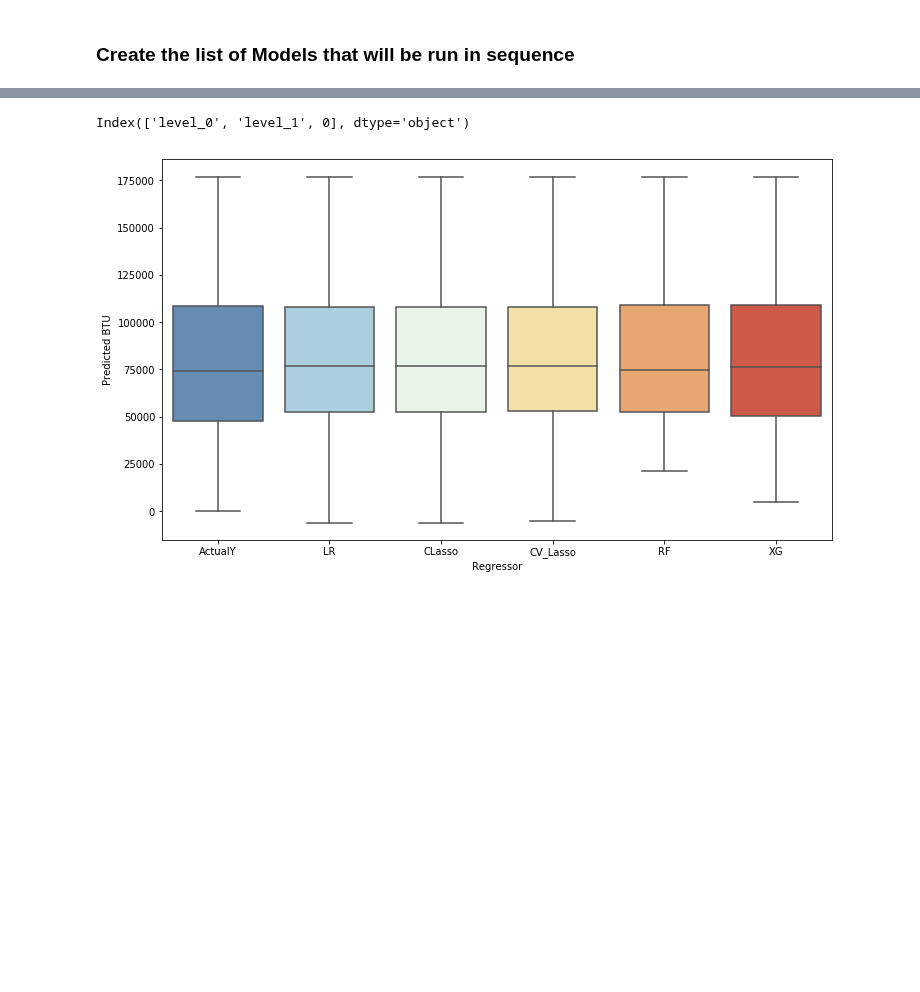
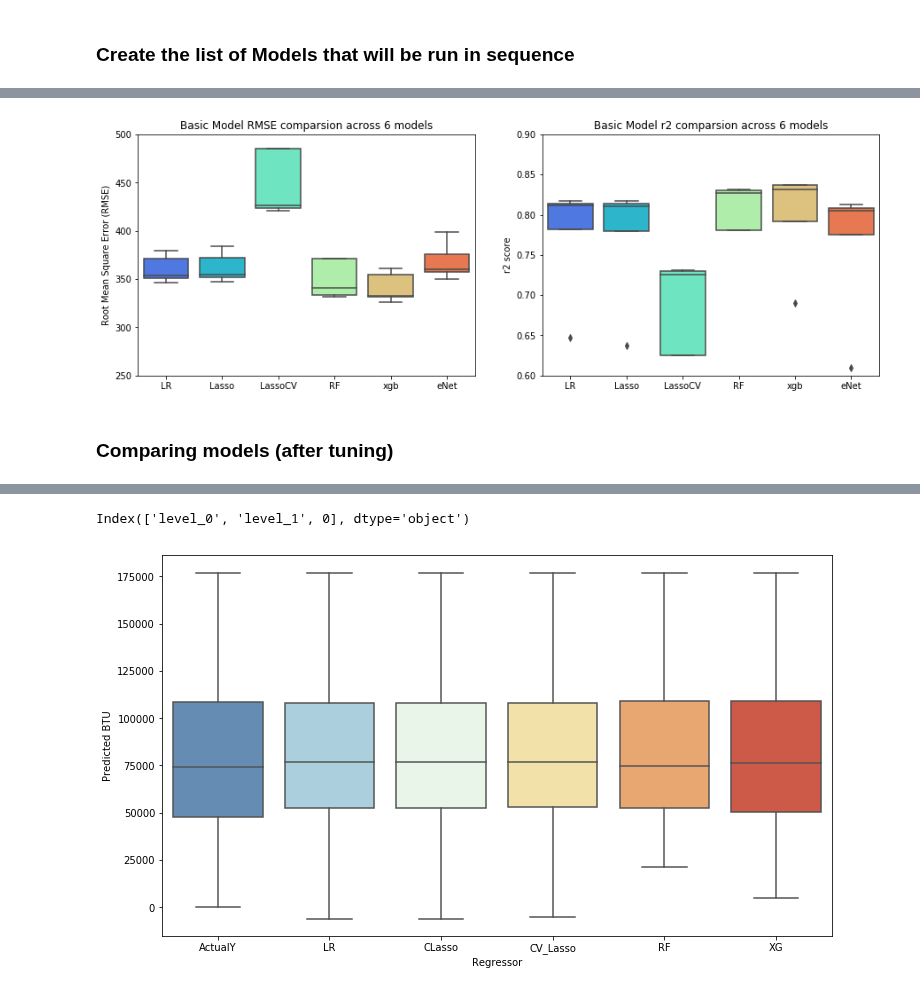
Before and after one commit to sigmanudude/ResidentialEnergyPrediction, a Jupyter notebook: ml_models.ipynb, the cells around one changed output, grey strips where cells are left out. Drawn from its saved outputs; the diff is of its cells as text; code cells hidden in the pictures; blank space fills up the shorter version.

```diff
--- a/ml_models.ipynb
+++ b/ml_models.ipynb
@@ -428,2 +127,20 @@ The accuracy of the xgboost regressor is 0.86 out of 1 on the test data
+# %%
+# evaluate each model in turn
+results_mse = []
+results_r2 = []
+names = []
+scoring = {'mse': 'neg_mean_squared_error',
+           'r2': 'r2',
+           'exp_var': 'explained_variance'}
 # %% [markdown]
 ### Create the list of Models that will be run in sequence
+# %%
+for name, model in models_BT:
+    kfold = KFold(n_splits=5, random_state=seed)
+    cv_results = cross_validate(model, X["DOLLAR"], y["DOLLAR"], cv=kfold, scoring=scoring)
+    print(sorted(cv_results.keys())  )
+    results_mse.append(cv_results['test_mse'])
+    results_r2.append(cv_results['test_r2'])
+    names.append(name)
+#     msg = "%s: %f (%f)" % (name, cv_results.mean(), cv_results.std())
+#     print(msg)
@@ -429,0 +154,6 @@ The accuracy of the xgboost regressor is 0.86 out of 1 on the test data
+# %%
+results_rmse = []
+for i , v in enumerate(results_mse):
+    results_rmse.append(np.sqrt(v * -1))
+
+results_rmse
@@ -429,0 +173,21 @@ The accuracy of the xgboost regressor is 0.86 out of 1 on the test data
+# %%
+# plot categorical variables
+plt.figure(figsize=(15,5))
+
+ax1 = plt.subplot(1,2,1)
+sns.boxplot(names, results_rmse, palette = "rainbow")
+ax1.set_ylim(250, 500)
+ax1.set_ylabel("Root Mean Square Error (RMSE)")
+ax1.set_title("Basic Model RMSE comparsion across 6 models")
+
+ax2 = plt.subplot(1,2,2)
+sns.boxplot(names, results_r2, palette = "rainbow")
+ax2.set_ylim(0.6, 0.9)
+ax2.set_ylabel("r2 score")
+ax2.set_title("Basic Model r2 comparsion across 6 models")
+
+plt.show()
+# %% [output]
+[figure, added]
+# %% [markdown]
+### Comparing models (after tuning)
```
Also changed, not shown: parts of 27 cells of this notebook, 5 other files.
